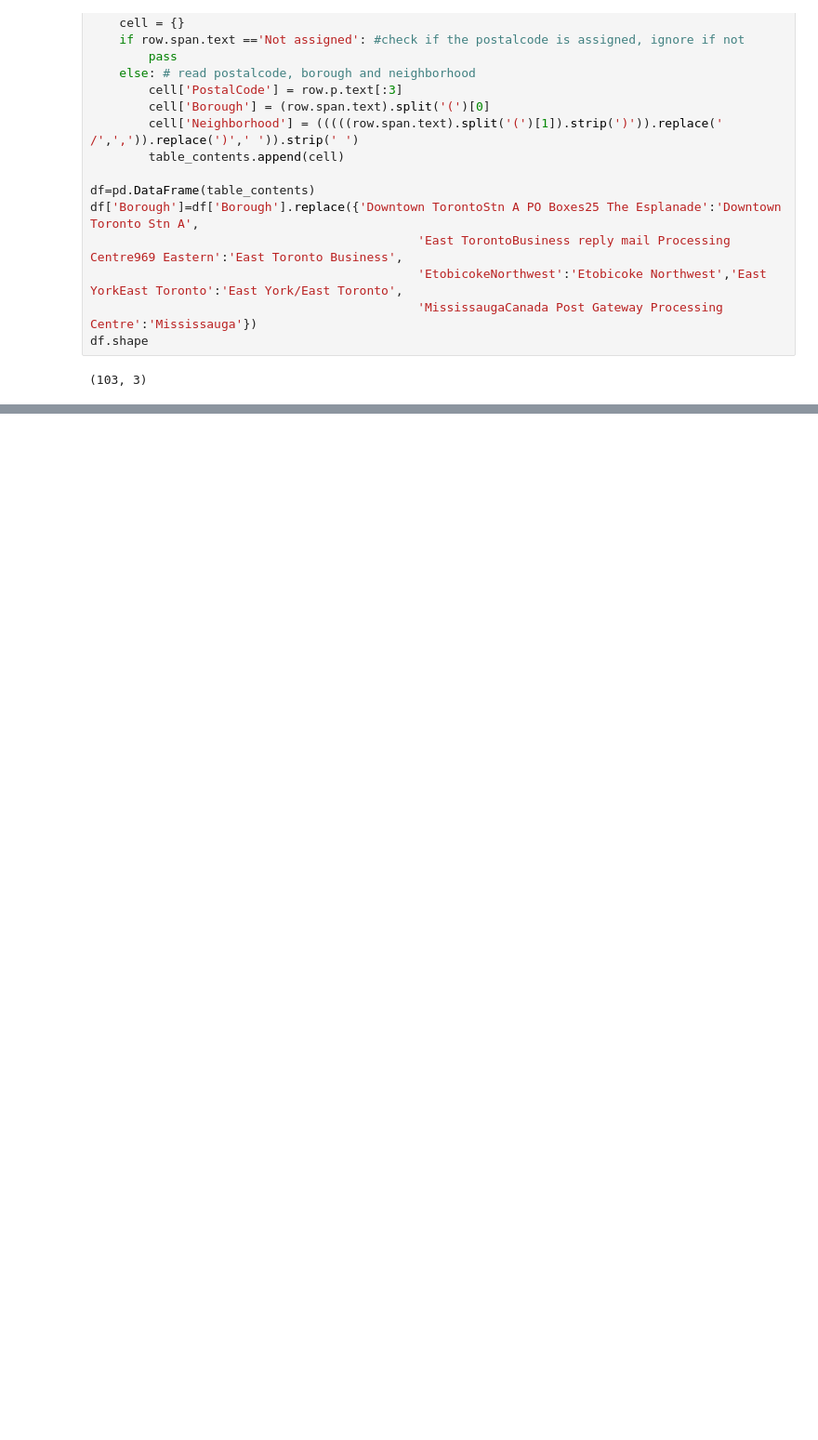
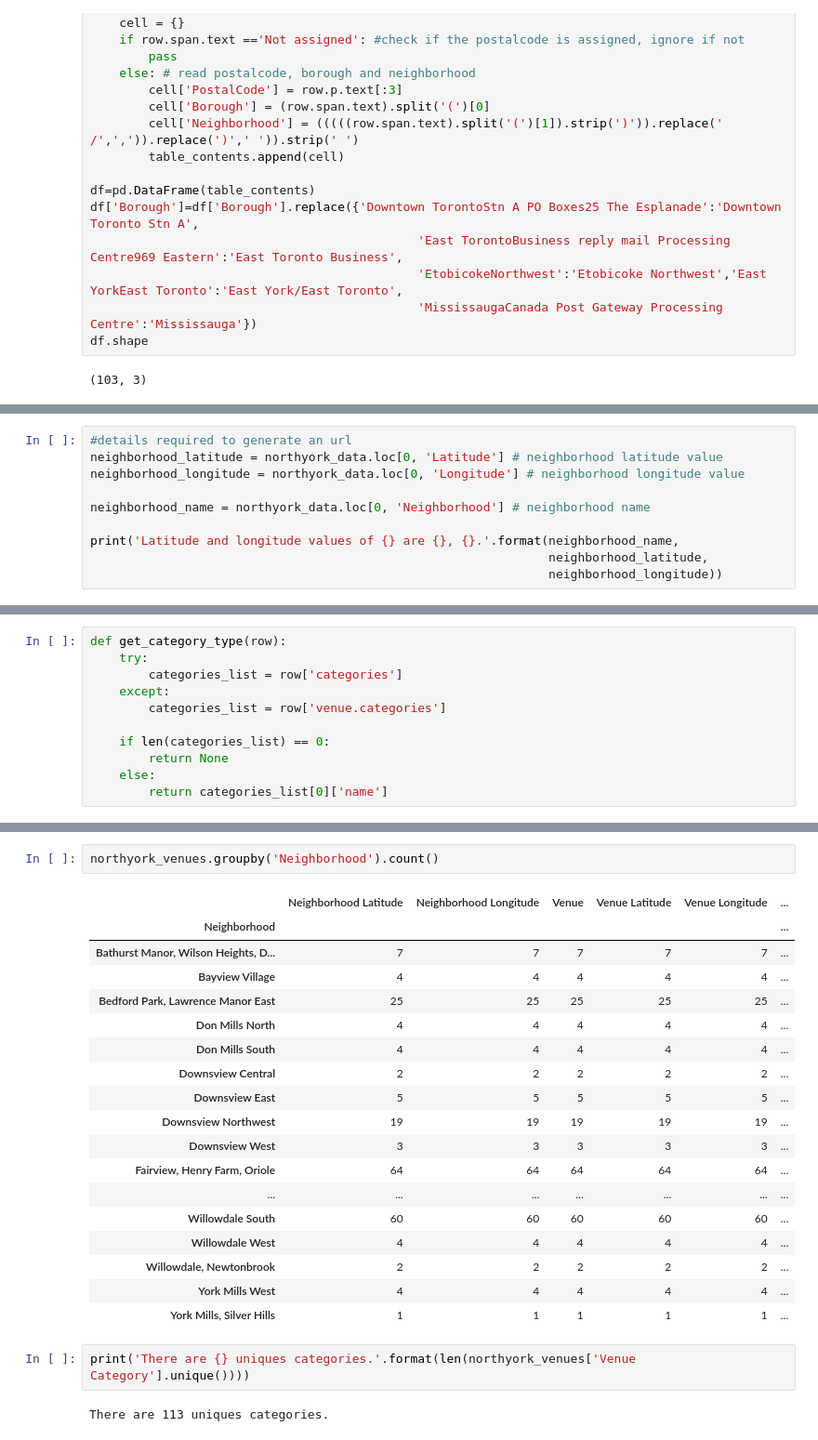
Before and after one commit to YashiDeveloper/Week3_DataScienceCapstone_Coursera, a Jupyter notebook: DataScienceCapstone_Week3.ipynb, the cells around one changed output, grey strips where cells are left out. Shown at 93% size. Cells and saved outputs as stored; diff of their text form; blank space fills up the shorter version.

```diff
--- a/DataScienceCapstone_Week3.ipynb
+++ b/DataScienceCapstone_Week3.ipynb
@@ -81,0 +266,10 @@ df
+# %%
+#details required to generate an url
+neighborhood_latitude = northyork_data.loc[0, 'Latitude'] # neighborhood latitude value
+neighborhood_longitude = northyork_data.loc[0, 'Longitude'] # neighborhood longitude value
+
+neighborhood_name = northyork_data.loc[0, 'Neighborhood'] # neighborhood name
+
+print('Latitude and longitude values of {} are {}, {}.'.format(neighborhood_name,
+                                                               neighborhood_latitude,
+                                                               neighborhood_longitude))
@@ -81,0 +292,11 @@ df
+# %%
+def get_category_type(row):
+    try:
+        categories_list = row['categories']
+    except:
+        categories_list = row['venue.categories']
+
+    if len(categories_list) == 0:
+        return None
+    else:
+        return categories_list[0]['name']
@@ -81,0 +393,25 @@ df
+# %%
+northyork_venues.groupby('Neighborhood').count()
+# %% [output]
+|  | Neighborhood Latitude | Neighborhood Longitude | Venue | Venue Latitude | Venue Longitude | ... |
+| Neighborhood |  |  |  |  |  | ... |
+| Bathurst Manor, Wilson Heights, D... | 7 | 7 | 7 | 7 | 7 | ... |
+| Bayview Village | 4 | 4 | 4 | 4 | 4 | ... |
+| Bedford Park, Lawrence Manor East | 25 | 25 | 25 | 25 | 25 | ... |
+| Don Mills North | 4 | 4 | 4 | 4 | 4 | ... |
+| Don Mills South | 4 | 4 | 4 | 4 | 4 | ... |
+| Downsview Central | 2 | 2 | 2 | 2 | 2 | ... |
+| Downsview East | 5 | 5 | 5 | 5 | 5 | ... |
+| Downsview Northwest | 19 | 19 | 19 | 19 | 19 | ... |
+| Downsview West | 3 | 3 | 3 | 3 | 3 | ... |
+| Fairview, Henry Farm, Oriole | 64 | 64 | 64 | 64 | 64 | ... |
+| ... | ... | ... | ... | ... | ... | ... |
+| Willowdale South | 60 | 60 | 60 | 60 | 60 | ... |
+| Willowdale West | 4 | 4 | 4 | 4 | 4 | ... |
+| Willowdale, Newtonbrook | 2 | 2 | 2 | 2 | 2 | ... |
+| York Mills West | 4 | 4 | 4 | 4 | 4 | ... |
+| York Mills, Silver Hills | 1 | 1 | 1 | 1 | 1 | ... |
+# %%
+print('There are {} uniques categories.'.format(len(northyork_venues['Venue Category'].unique())))
+# %% [output]
+There are 113 uniques categories.
```
Also changed, not shown: parts of 48 cells of this notebook.
